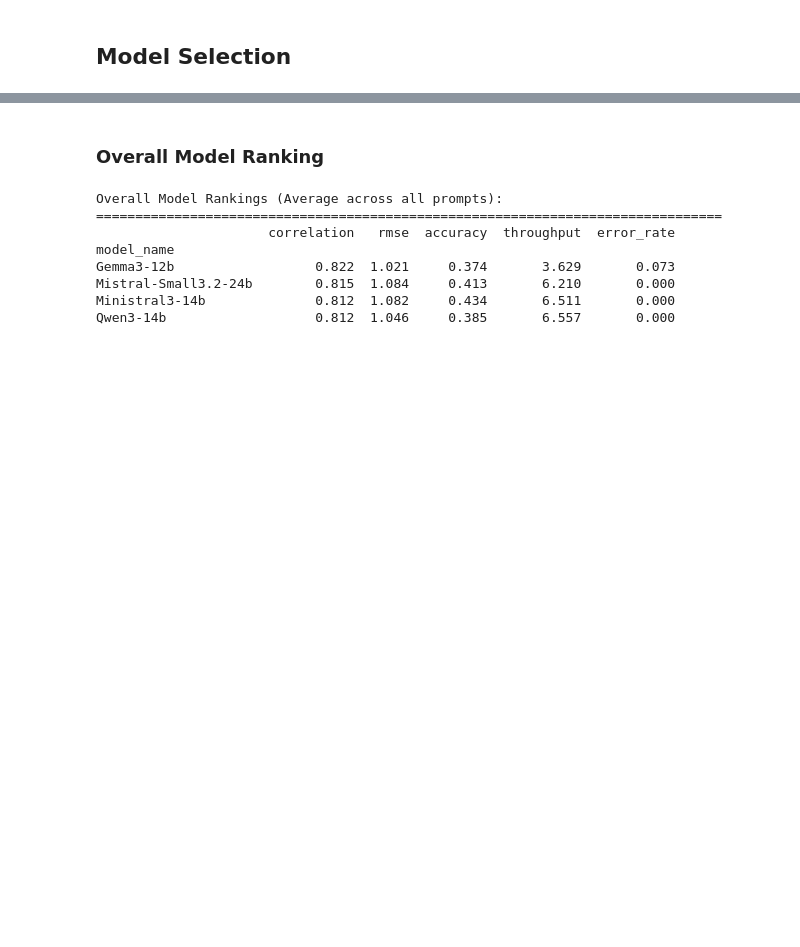
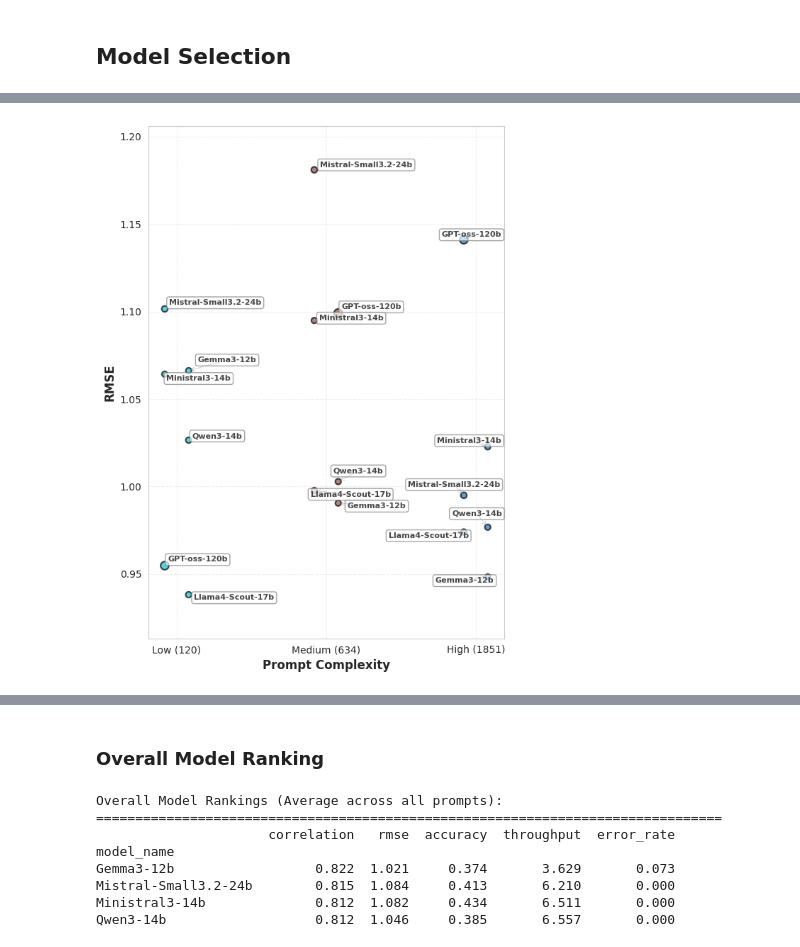
Before and after one commit to itzTerra/vis-desc, a Jupyter notebook: modules/lab/src/evaluation/llm/llm.ipynb, the cells around one changed output, grey strips where cells are left out. Saved outputs shown, nothing was run; the diff lists cells and outputs as text; code cells hidden in the pictures; blank space fills up the shorter version.

```diff
--- a/modules/lab/src/evaluation/llm/llm.ipynb
+++ b/modules/lab/src/evaluation/llm/llm.ipynb
@@ -92,3 +95,15 @@ plot_model_metrics_scatter(
+# %%
+plot_model_metrics_scatter(
+    df=df_metrics,
+    metric_column="rmse",
+    ylabel="RMSE",
+    min_threshold=0.1,
+    y_padding=0.025,
+    figsize=(6, 8),
+    shorten_model_names=True,
+)
+# %% [output]
+[figure, added]
 # %%
 plot_model_metrics_scatter(
     df=df_metrics,
```
Also changed, not shown: parts of 36 cells of this notebook, 9 other files.
